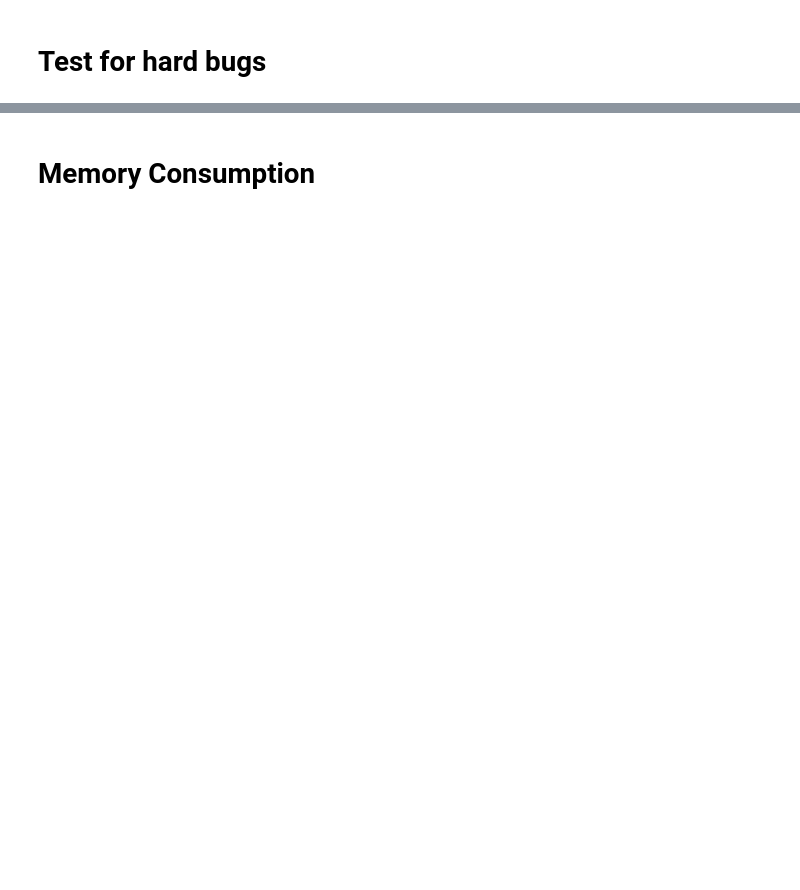
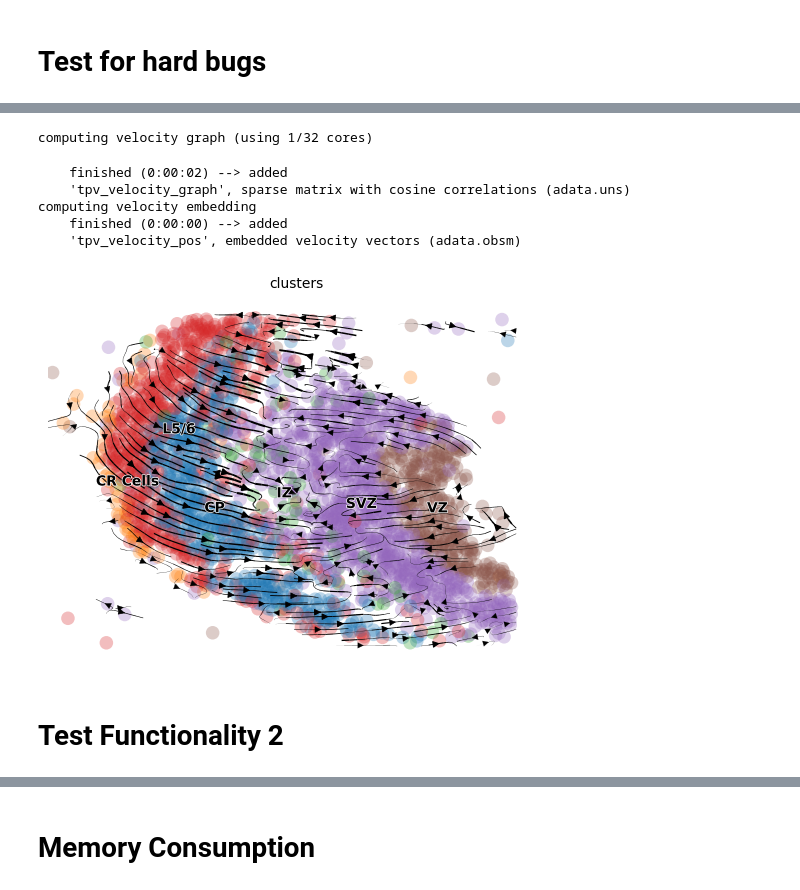
Before and after one commit to welch-lab/TopoVelo, a Jupyter notebook: notebooks/debug.ipynb, the cells around one changed output, grey strips where cells are left out. Drawn from its saved outputs; the diff is of its cells as text; code cells hidden in the pictures; blank space fills up the shorter version.

```diff
--- a/notebooks/debug.ipynb
+++ b/notebooks/debug.ipynb
@@ -122,0 +210,14 @@ saving figure to file /scratch/blaauw_root/blaauw1/gyichen/figures/Pancreas/Grap
+# %%
+scv.tl.velocity_graph(adata, vkey='tpv_velocity')
+scv.tl.velocity_embedding(adata, vkey='tpv_velocity', basis='pos')
+scv.pl.velocity_embedding_stream(adata, vkey='tpv_velocity', basis='pos')
+# %% [output]
+computing velocity graph (using 1/32 cores)
+    finished (0:00:02) --> added
+    'tpv_velocity_graph', sparse matrix with cosine correlations (adata.uns)
+computing velocity embedding
+    finished (0:00:00) --> added
+    'tpv_velocity_pos', embedded velocity vectors (adata.obsm)
+[figure, added]
+# %% [markdown]
+# Test Functionality 2
```
Also changed, not shown: parts of 63 cells of this notebook, 6 other files.
